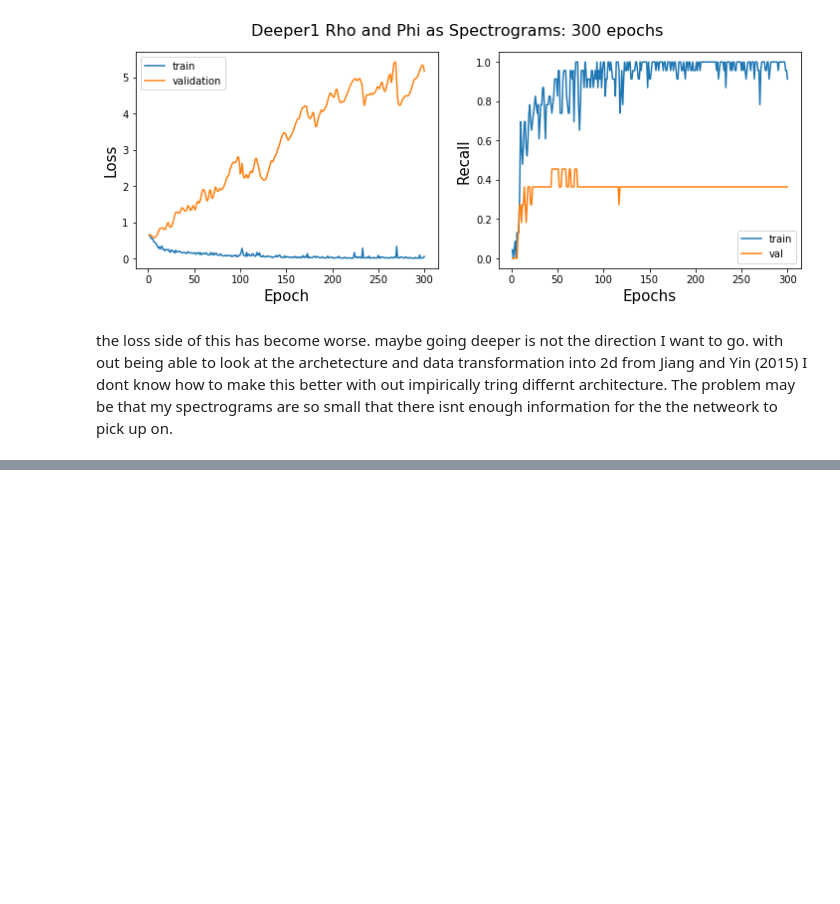
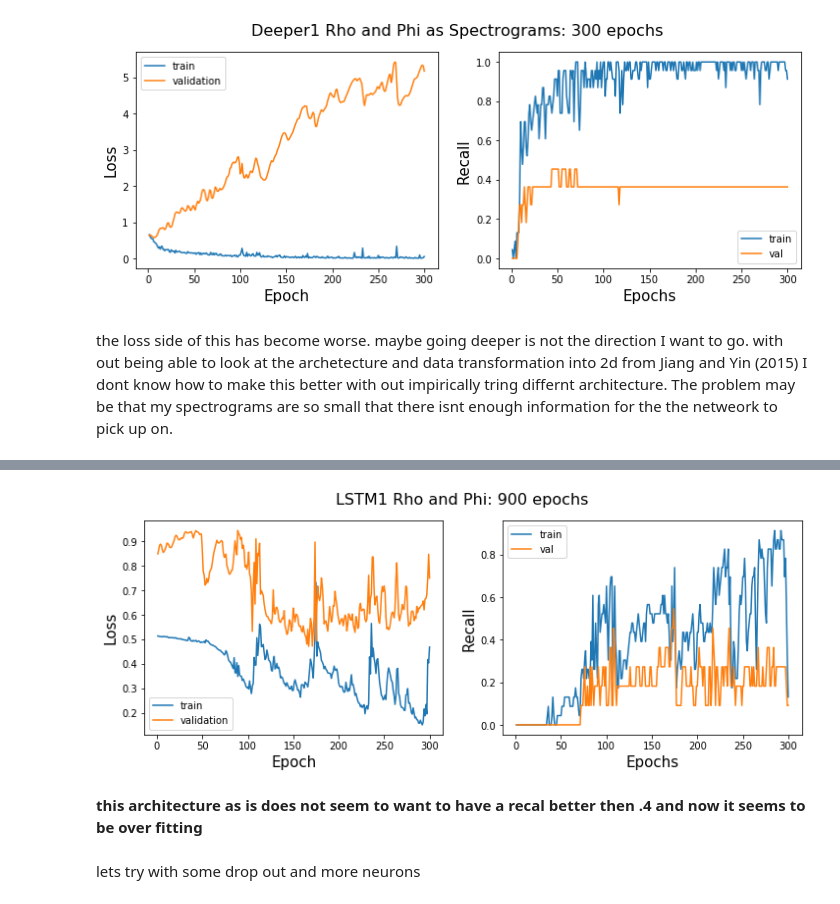
Before and after one commit to Iguanacolossus/Capstone3-TBA, a Jupyter notebook: notebooks/HAR-classification.ipynb, the cells around one changed output, grey strips where cells are left out. Cells and saved outputs as stored; diff of their text form; code cells hidden in the pictures; blank space fills up the shorter version.

```diff
--- a/notebooks/HAR-classification.ipynb
+++ b/notebooks/HAR-classification.ipynb
@@ -656,0 +721,2 @@ the loss side of this has become worse. maybe going deeper is not the direction
+# %%
+LSTM1_hist3 = model_LSTM1.fit(X_train_rhophi,y_train_rhophi, epochs=300, validation_data=(X_vali_rhophi,y_vali_rhophi))
@@ -656,0 +741,8 @@ the loss side of this has become worse. maybe going deeper is not the direction
+# %%
+lr_plot(LSTM1_hist3,'LSTM1 Rho and Phi: 900 epochs','LSTM1_900epochs.png')
+# %% [output]
+[figure, added]
+# %% [markdown]
+**this architecture as is does not seem to want to have a recal better then .4 and now it seems to be over fitting**
+# %% [markdown]
+lets try with some drop out and more neurons
```
Also changed, not shown: parts of 50 cells of this notebook, 37 other files.
